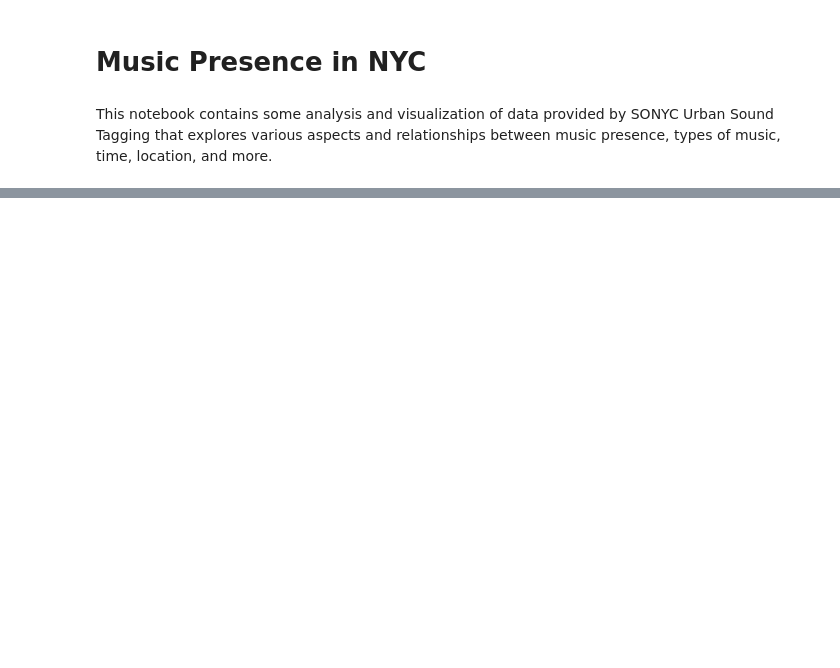
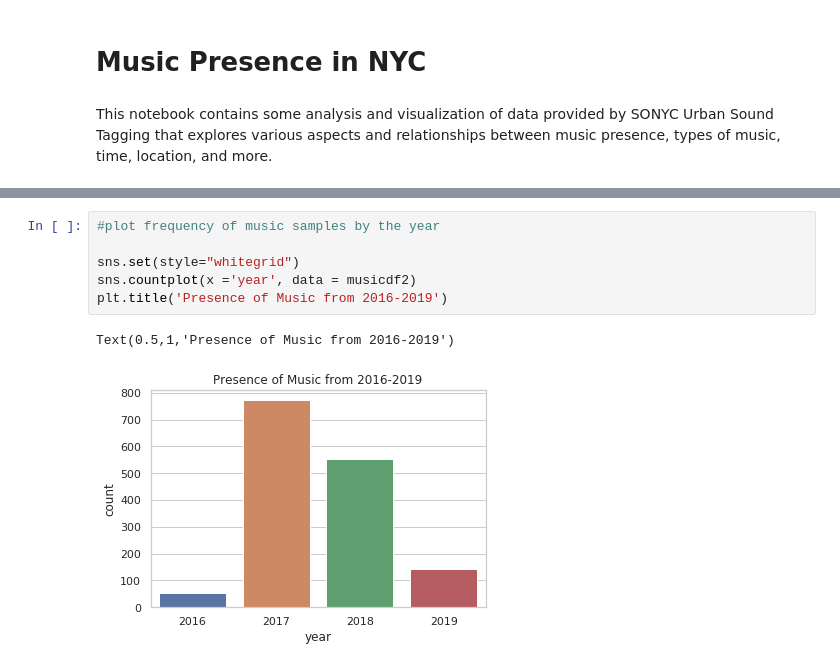
Before and after one commit to daniellehzhao/Music_Sonyc, a Jupyter notebook: music_examples.ipynb, the cells around one changed output, grey strips where cells are left out. Drawn from its saved outputs; the diff is of its cells as text; blank space fills up the shorter version.

```diff
--- a/music_examples.ipynb
+++ b/music_examples.ipynb
@@ -297,0 +129,9 @@ ValueError: could not convert string to float: '46_020853.wav'
+# %%
+#plot frequency of music samples by the year
+
+sns.set(style="whitegrid")
+sns.countplot(x ='year', data = musicdf2)
+plt.title('Presence of Music from 2016-2019')
+# %% [output]
+Text(0.5,1,'Presence of Music from 2016-2019')
+[figure, added]
```
Also changed, not shown: parts of 44 cells of this notebook.
